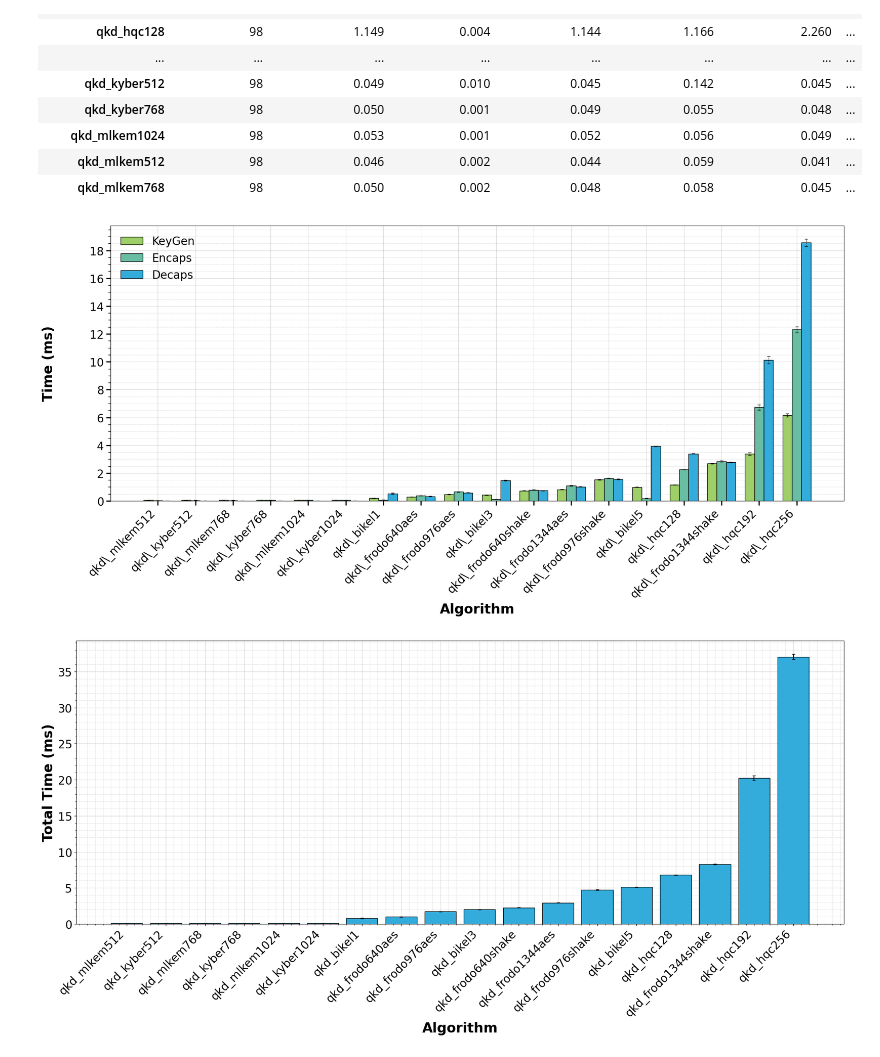
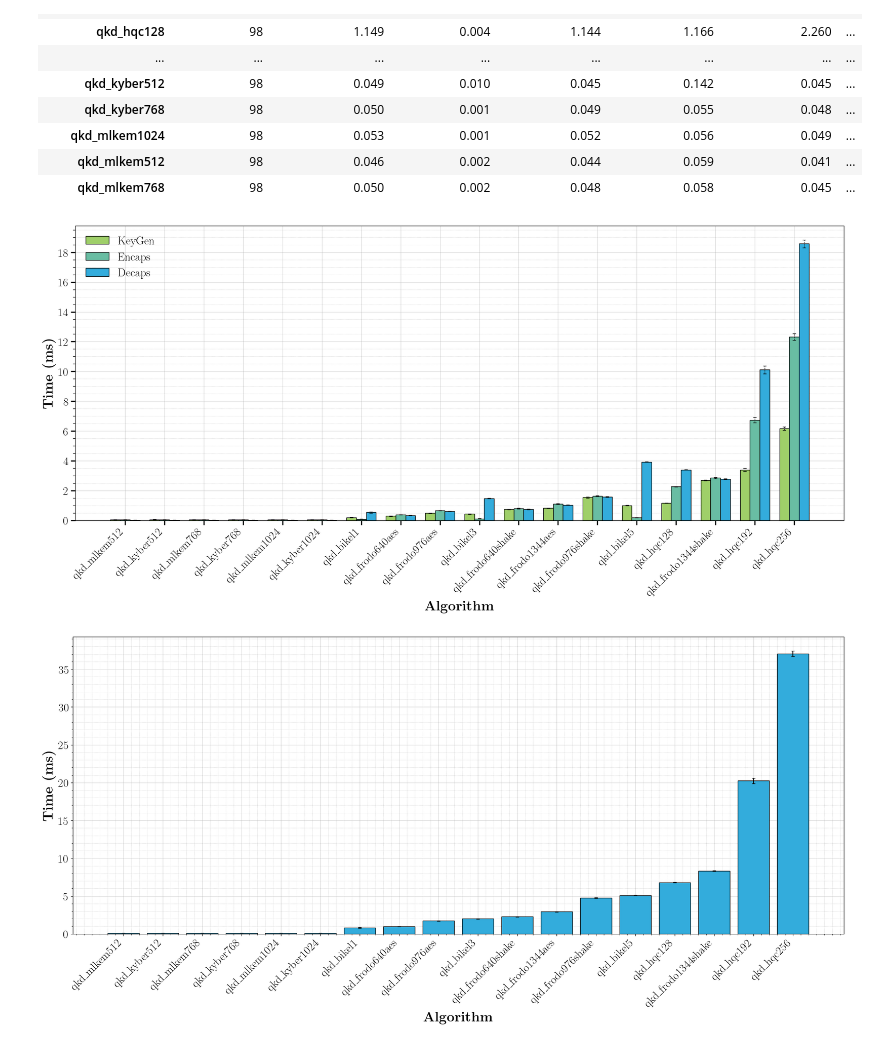
Before and after one commit to qursa-uc3m/qkd-kem-provider, a Jupyter notebook: benchmarks/data_analysis.ipynb, the cells around one changed output. Saved outputs shown, nothing was run; the diff lists cells and outputs as text; code cells hidden in the pictures.

Commit message:
new utils, plots

```diff
--- a/benchmarks/data_analysis.ipynb
+++ b/benchmarks/data_analysis.ipynb
@@ -9,12 +9,12 @@ from scipy.stats import t as t_dist
 
 from functions import *
 
-#plt.rcParams.update({
-#    "text.usetex": False,
-#    "font.family": "serif",
-#    "font.serif": ["Computer Modern Roman"],
-#    "font.size": 14
-#})
+plt.rcParams.update({
+    "text.usetex": True,
+    "font.family": "serif",
+    "font.serif": ["Computer Modern Roman"],
+    "font.size": 22
+})
 # %%
 df_kems = kem_data_process("kem_bench_20250115_100_iter.csv")
 
@@ -99,10 +99,10 @@ df_kems_stats
 | qkd_mlkem512 | 98 | 0.046 | 0.002 | 0.044 | 0.059 | 0.041 | ... |
 | qkd_mlkem768 | 98 | 0.050 | 0.002 | 0.048 | 0.058 | 0.045 | ... |
 # %%
-plot_kem_times(input_df=df_kems_stats, error_suffix="_std", plot_title="hybrid_kem_timings.pdf", y_start=None)
+plot_kem_times(input_df=df_kems_stats, error_suffix="_std", plot_title="kems_ops_times.pdf", y_start=None)
 # %% [output]
-[figure, old version]
+[figure, new version]
 # %%
-plot_kem_total_times(df_kems_stats, error_suffix="_std", plot_title="kem_total_times.png", y_start=None)
+plot_kem_total_times(df_kems_stats, error_suffix="_std", plot_title="kems_total_times.pdf", y_start=None)
 # %% [output]
-[figure, old version]
+[figure, new version]
```
Also changed, not shown: parts of 15 cells of this notebook, 19 other files.
